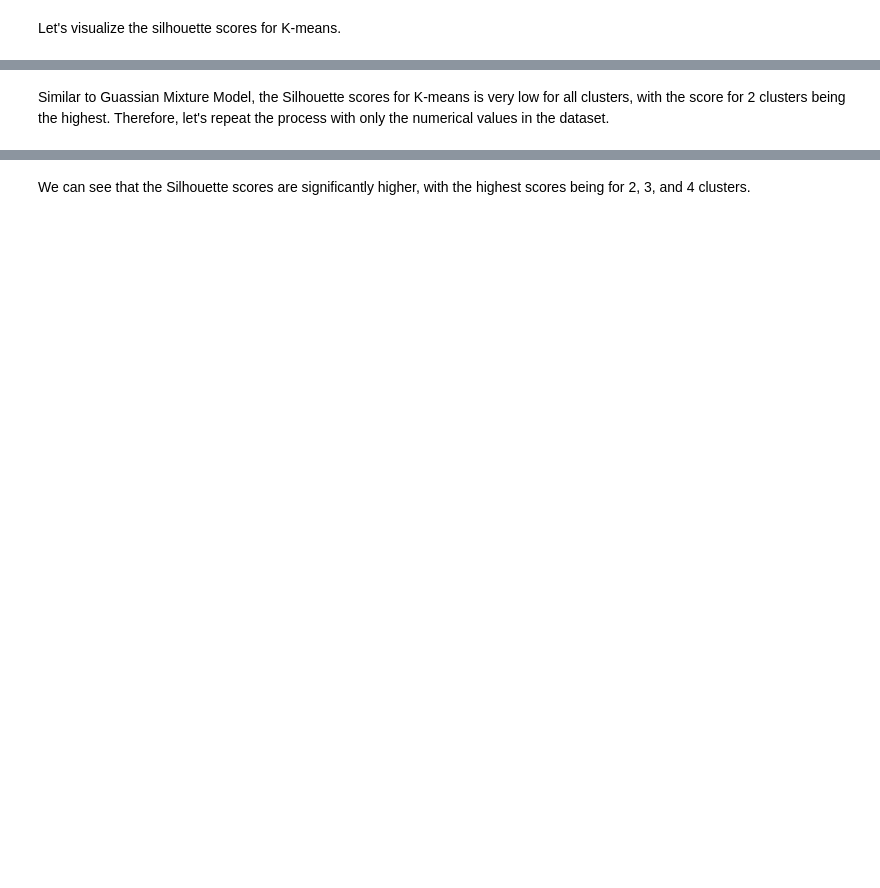
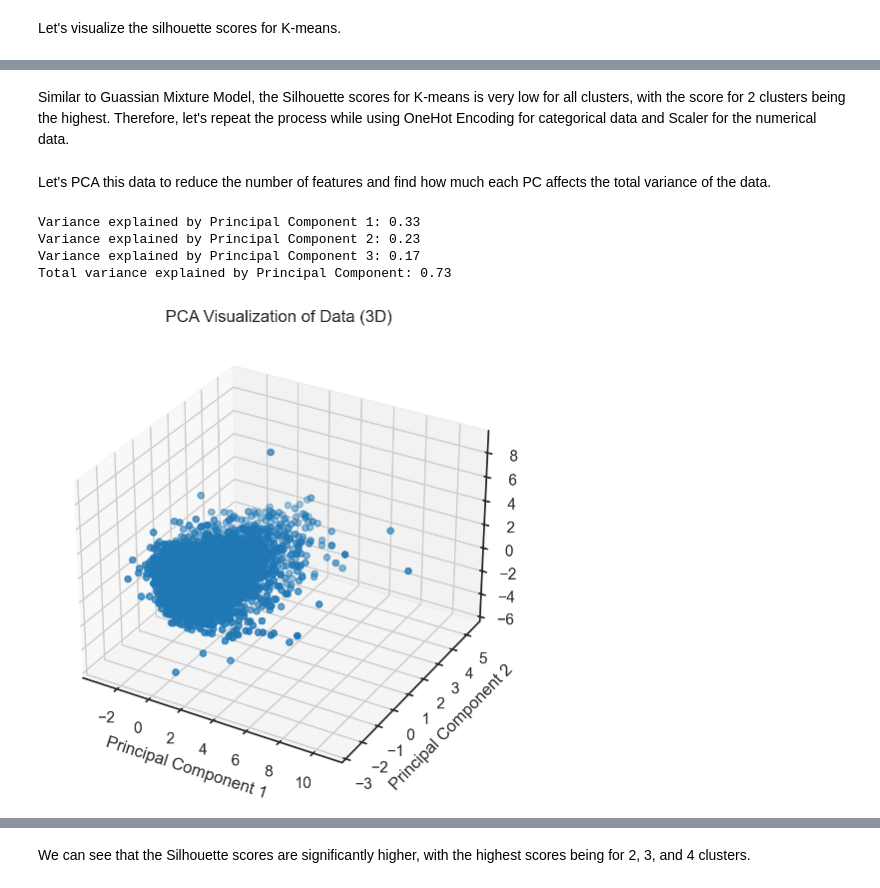
Before and after one commit to sprestrelski/heart-disease-prediction, a Jupyter notebook: Models.ipynb, the cells around one changed output, grey strips where cells are left out. Saved outputs shown, nothing was run; the diff lists cells and outputs as text; code cells hidden in the pictures; blank space fills up the shorter version.

```diff
--- a/Models.ipynb
+++ b/Models.ipynb
@@ -397,2 +350,2 @@ plt.show()
 # %% [markdown]
-Similar to Guassian Mixture Model, the Silhouette scores for K-means is very low for all clusters, with the score for 2 clusters being the highest. Therefore, let's repeat the process with only the numerical values in the dataset.
+Similar to Guassian Mixture Model, the Silhouette scores for K-means is very low for all clusters, with the score for 2 clusters being the highest. Therefore, let's repeat the process while using OneHot Encoding for categorical data and Scaler for the numerical data.
@@ -398,0 +368,29 @@ Similar to Guassian Mixture Model, the Silhouette scores for K-means is very low
+# %% [markdown]
+Let's PCA this data to reduce the number of features and find how much each PC affects the total variance of the data.
+# %%
+# Apply dimensionality reduction (PCA) with 3 components
+pca = PCA(n_components=3)
+reduced_features = pca.fit_transform(processed_df)
+
+variance_explained = pca.explained_variance_ratio_
+total_variance_explained = 0
+
+for i, var in enumerate(variance_explained):
+    print(f"Variance explained by Principal Component {i+1}: {var:.2f}")
+    total_variance_explained += var
+print(f"Total variance explained by Principal Component: {total_variance_explained:.2f}")
+
+fig = plt.figure(figsize=(10, 6))
+ax = fig.add_subplot(111, projection='3d')
+ax.scatter(reduced_features[:, 0], reduced_features[:, 1], reduced_features[:, 2])
+ax.set_title('PCA Visualization of Data (3D)')
+ax.set_xlabel('Principal Component 1')
+ax.set_ylabel('Principal Component 2')
+ax.set_zlabel('Principal Component 3')
+plt.show()
+# %% [output]
+Variance explained by Principal Component 1: 0.33
+Variance explained by Principal Component 2: 0.23
+Variance explained by Principal Component 3: 0.17
+Total variance explained by Principal Component: 0.73
+[figure, added]
```
Also changed, not shown: parts of 20 cells of this notebook.
